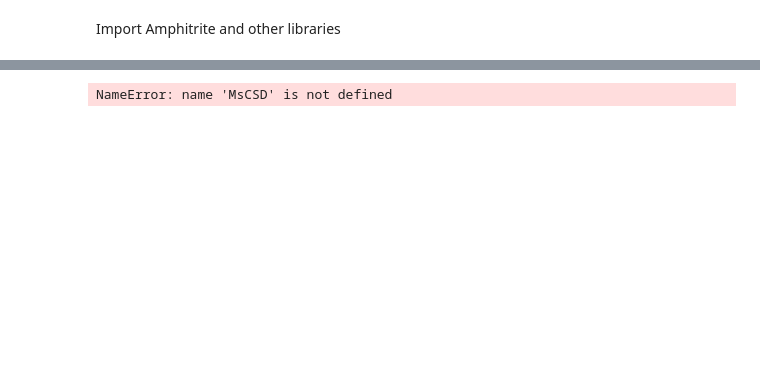
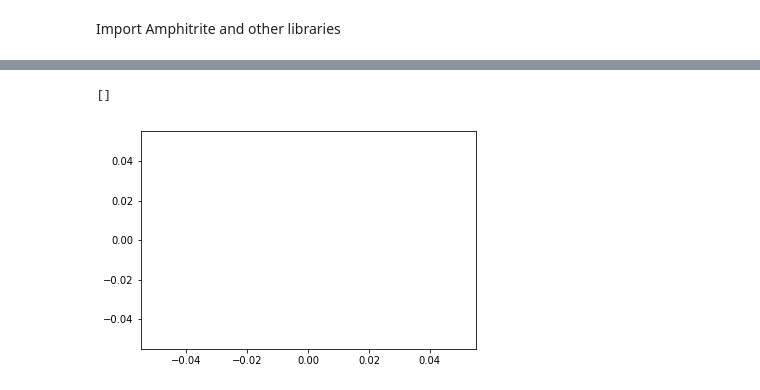
Before and after one commit to wizofe/triton, a Jupyter notebook: ichor/notebooks/Amphitrite2017-DegQ.ipynb, the cells around one changed output, grey strips where cells are left out. Saved outputs shown, nothing was run; the diff lists cells and outputs as text; code cells hidden in the pictures; blank space fills up the shorter version.

```diff
--- a/ichor/notebooks/Amphitrite2017-DegQ.ipynb
+++ b/ichor/notebooks/Amphitrite2017-DegQ.ipynb
@@ -155,26 +162,16 @@ NameError: name 'plt' is not defined
 # %%
 CSD4 = MsCSD()
 CSD4.name = 'CSD4'
 CSD4.p_fwhh = 10
 CSD4_peak_indexes = [20,21,22,23,24,25,26,27]
 indexed_peaks = pp.get_peaks_using_indexes(CSD4_peak_indexes)
 CSD4.mspeaks = indexed_peaks
 CSD4.calculateMassAndCharges(CSD4.mspeaks)
 CSD4.optimiseParameters()
 CSD4.estimateCharges(5)
 #CSD2.filter_theoretical_peaks_using_charges([56, 57, 58, 59])
 CSD4.plot_residuals_per_peak(ax, CSD4.mspeaks, marker='x', color='blue',)
-
-CSD5 = MsCSD()
-CSD5.name = 'CSD5'
-CSD5.p_fwhh = 10
-CSD5_peak_indexes = [29,30,31,32,33,34,35]
-indexed_peaks = pp.get_peaks_using_indexes(CSD5_peak_indexes)
-CSD5.mspeaks = indexed_peaks
-CSD5.calculateMassAndCharges(CSD5.mspeaks)
-CSD5.optimiseParameters()
-CSD5.estimateCharges(5)
-#CSD2.filter_theoretical_peaks_using_charges([56, 57, 58, 59])
-CSD5.plot_residuals_per_peak(ax, CSD5.mspeaks, marker='x', color='blue',)
+plt.plot()
 # %% [output]
-NameError: name 'MsCSD' is not defined
+[]
+[figure, added]
```
Also changed, not shown: parts of 10 cells of this notebook.
